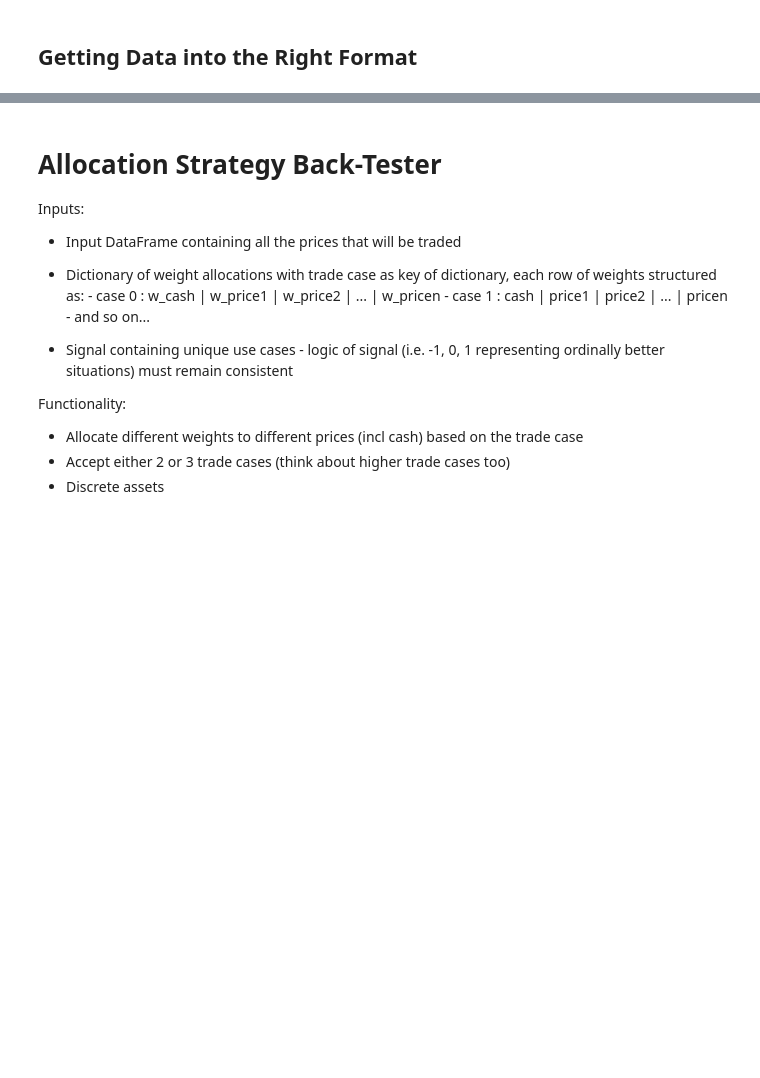
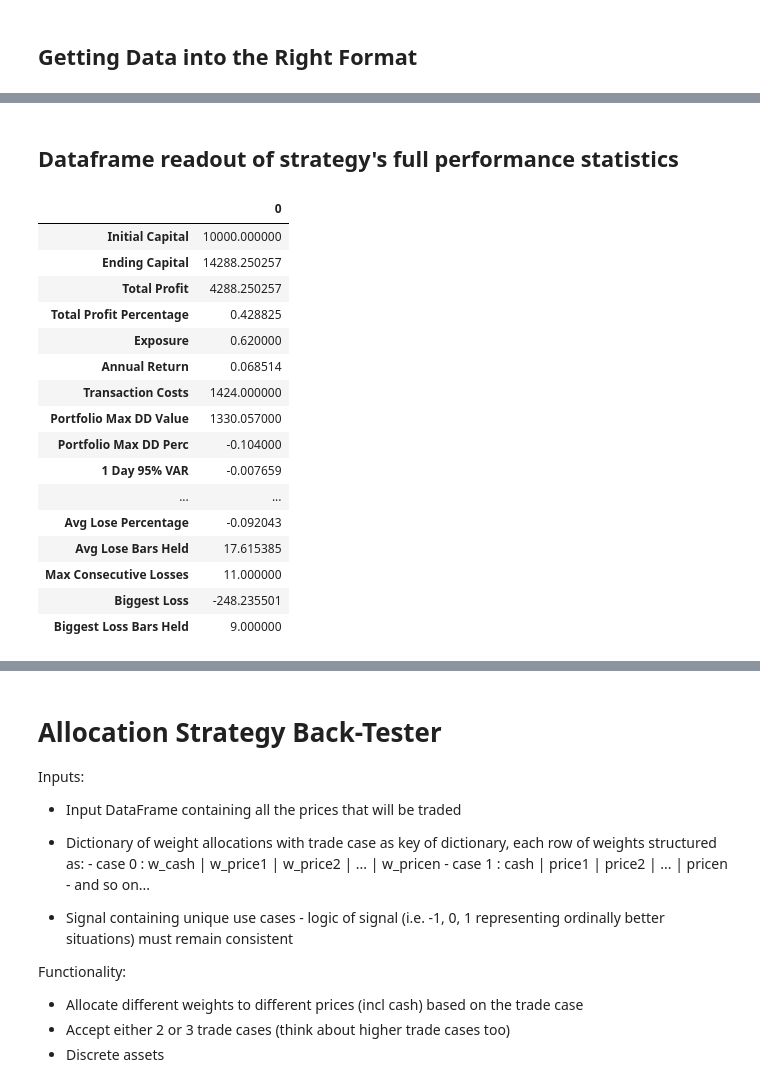
Before and after one commit to surajtirupati/TradingAlgorithms, a Jupyter notebook: Backtest.ipynb, the cells around one changed output, grey strips where cells are left out. Saved outputs shown, nothing was run; the diff lists cells and outputs as text; code cells hidden in the pictures; blank space fills up the shorter version.

```diff
--- a/Backtest.ipynb
+++ b/Backtest.ipynb
@@ -892,0 +892,22 @@ plt.stem(d, e)
+# %% [markdown]
+## Dataframe readout of strategy's full performance statistics
+# %%
+strat.stats.T
+# %% [output]
+|  | 0 |
+| Initial Capital | 10000.000000 |
+| Ending Capital | 14288.250257 |
+| Total Profit | 4288.250257 |
+| Total Profit Percentage | 0.428825 |
+| Exposure | 0.620000 |
+| Annual Return | 0.068514 |
+| Transaction Costs | 1424.000000 |
+| Portfolio Max DD Value | 1330.057000 |
+| Portfolio Max DD Perc | -0.104000 |
+| 1 Day 95% VAR | -0.007659 |
+| ... | ... |
+| Avg Lose Percentage | -0.092043 |
+| Avg Lose Bars Held | 17.615385 |
+| Max Consecutive Losses | 11.000000 |
+| Biggest Loss | -248.235501 |
+| Biggest Loss Bars Held | 9.000000 |
```
Also changed, not shown: parts of 24 cells of this notebook.
